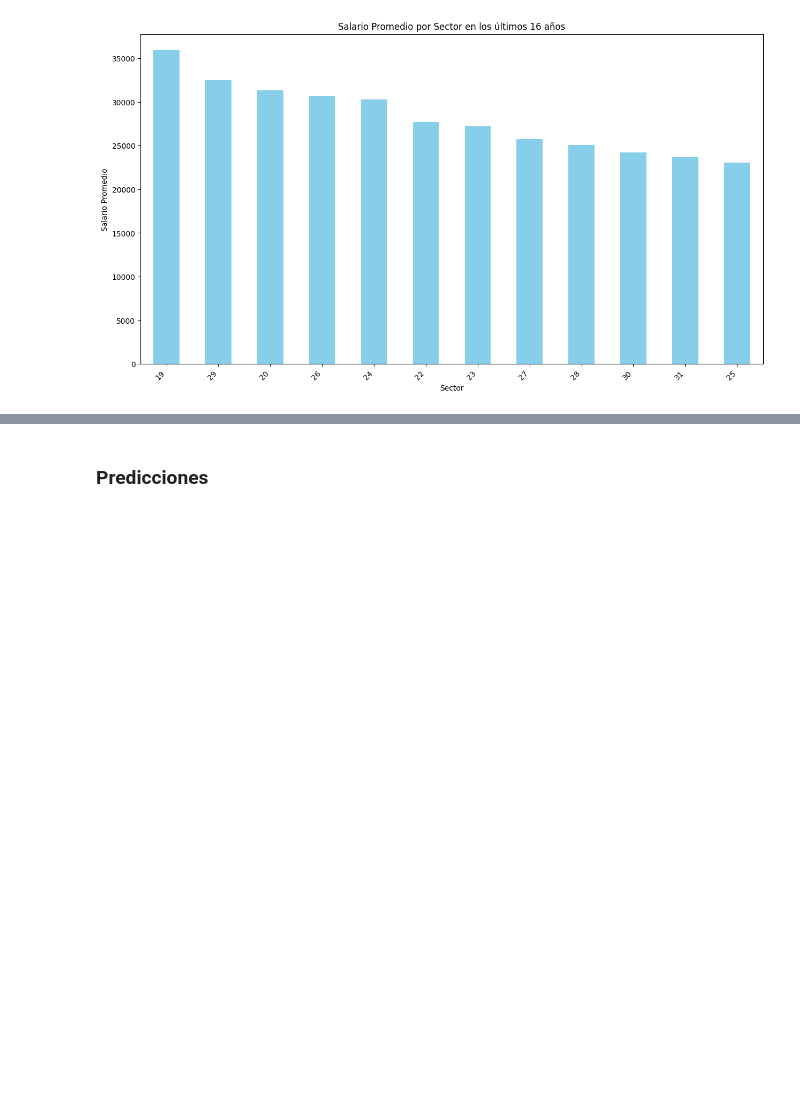
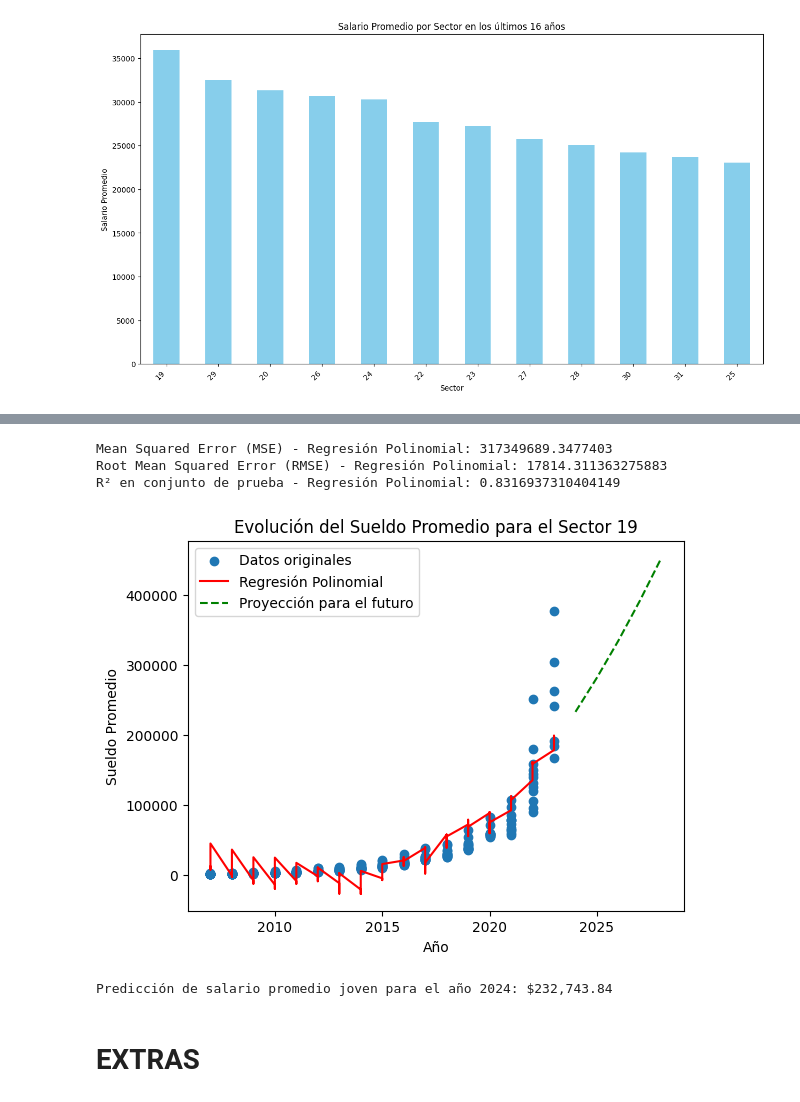
Before and after one commit to IlledNacu/TP2mate3, a Jupyter notebook: TP_SalarioJoven.ipynb, the cells around one changed output, grey strips where cells are left out. Cells and saved outputs as stored; diff of their text form; code cells hidden in the pictures; blank space fills up the shorter version.

Commit message:
errores corregidos y regresion y prediccion hechas

```diff
--- a/TP_SalarioJoven.ipynb
+++ b/TP_SalarioJoven.ipynb
@@ -286,2 +467,71 @@ buscar_sector(sector_a_buscar)
+# %%
+def calcular_salario_dolar_blue_para_anio(df, anio):
+    df['Año'] = pd.to_numeric(df['Año'], errors='coerce')
+    df['Salario en dólar blue'] = pd.to_numeric(df['Salario en dólar blue'], errors='coerce')
+    df = df.dropna(subset=['Año', 'Salario en dólar blue'])
+    salario_dolar_blue_anio = np.interp(anio, df['Año'], df['Salario en dólar blue'])
+    return salario_dolar_blue_anio
+
+def calcular_salario_dolar_blue_futuro(df, años_futuros):
+    df['Año'] = pd.to_numeric(df['Año'], errors='coerce')
+    df['Salario en dólar blue'] = pd.to_numeric(df['Salario en dólar blue'], errors='coerce')
+    df = df.dropna(subset=['Año', 'Salario en dólar blue'])
+    salario_dolar_blue_futuro = np.interp(años_futuros, df['Año'], df['Salario en dólar blue'])
+    return salario_dolar_blue_futuro
+
+def graficar_evolucion_sector(df, sector):
+    df_sector = df[df['Sector'] == sector]
+    df_sector['Año'] = pd.to_numeric(df_sector['Año'], errors='coerce')
+    df_sector['Sueldo Promedio'] = pd.to_numeric(df_sector['Sueldo Promedio'], errors='coerce')
+    df_sector['Salario en dólar blue'] = pd.to_numeric(df_sector['Salario en dólar blue'], errors='coerce')
+    df_sector = df_sector.dropna(subset=['Año', 'Sueldo Promedio', 'Salario en dólar blue'])
+
+    X = df_sector[['Año', 'Salario en dólar blue']].values
+    y = df_sector['Sueldo Promedio'].values
+    X_train, X_test, y_train, y_test = train_test_split(X, y, test_size=0.2, random_state=42)
+
+    modelo_polinomial = make_pipeline(PolynomialFeatures(degree=2), LinearRegression())
+    modelo_polinomial.fit(X_train, y_train)
+
+    # Predicciones en el conjunto de prueba
+    y_pred_test = modelo_polinomial.predict(X_test)
+
+    # Evaluación del rendimiento
+    mse_polinomial = mean_squared_error(y_test, y_pred_test)
+    rmse_polinomial = np.sqrt(mse_polinomial)
+    r2_polinomial = r2_score(y_test, y_pred_test)
+
+    print("Mean Squared Error (MSE) - Regresión Polinomial:", mse_polinomial)
+    print("Root Mean Squared Error (RMSE) - Regresión Polinomial:", rmse_polinomial)
+    print("R² en conjunto de prueba - Regresión Polinomial:", r2_polinomial)
+
+    # Proyección para el futuro
+    años_futuros = np.arange(df_sector['Año'].max() + 1, df_sector['Año'].max() + 6).reshape(-1, 1)
+    salario_dolar_blue_futuro = calcular_salario_dolar_blue_futuro(df_sector, años_futuros)
+    X_futuro = np.column_stack((años_futuros.flatten(), salario_dolar_blue_futuro))
+    y_pred_futuro = modelo_polinomial.predict(X_futuro)
+
+    plt.scatter(df_sector['Año'], df_sector['Sueldo Promedio'], label='Datos originales')
+    plt.plot(df_sector['Año'], modelo_polinomial.predict(X), label='Regresión Polinomial', color='red')
+    plt.plot(años_futuros.flatten(), y_pred_futuro, label='Proyección para el futuro', linestyle='--', color='green')
+    plt.xlabel('Año')
+    plt.ylabel('Sueldo Promedio')
+    plt.title(f'Evolución del Sueldo Promedio para el Sector {sector}')
+    plt.legend()
+    plt.show()
+
+    anio = int(input("Año que desea predecir: "))
+    salario_dolar_blue_anio = calcular_salario_dolar_blue_para_anio(df_sector, anio)
+    sueldo_proximo_anio = modelo_polinomial.predict([[anio, salario_dolar_blue_anio]])
+    print(f"Predicción de salario promedio joven para el año {anio}: ${sueldo_proximo_anio[0]:,.2f}")
+
+sector_proy = int(input("Ingrese el sector del que desea ver la evolución y generar una proyección:"))
+graficar_evolucion_sector(salarios_dolar_blue, sector_proy)
+# %% [output]
+Mean Squared Error (MSE) - Regresión Polinomial: 317349689.3477403
+Root Mean Squared Error (RMSE) - Regresión Polinomial: 17814.311363275883
+R² en conjunto de prueba - Regresión Polinomial: 0.8316937310404149
+[figure, added]
+Predicción de salario promedio joven para el año 2024: $232,743.84
 # %% [markdown]
-### Predicciones
+# EXTRAS
```
Also changed, not shown: parts of 42 cells of this notebook.
